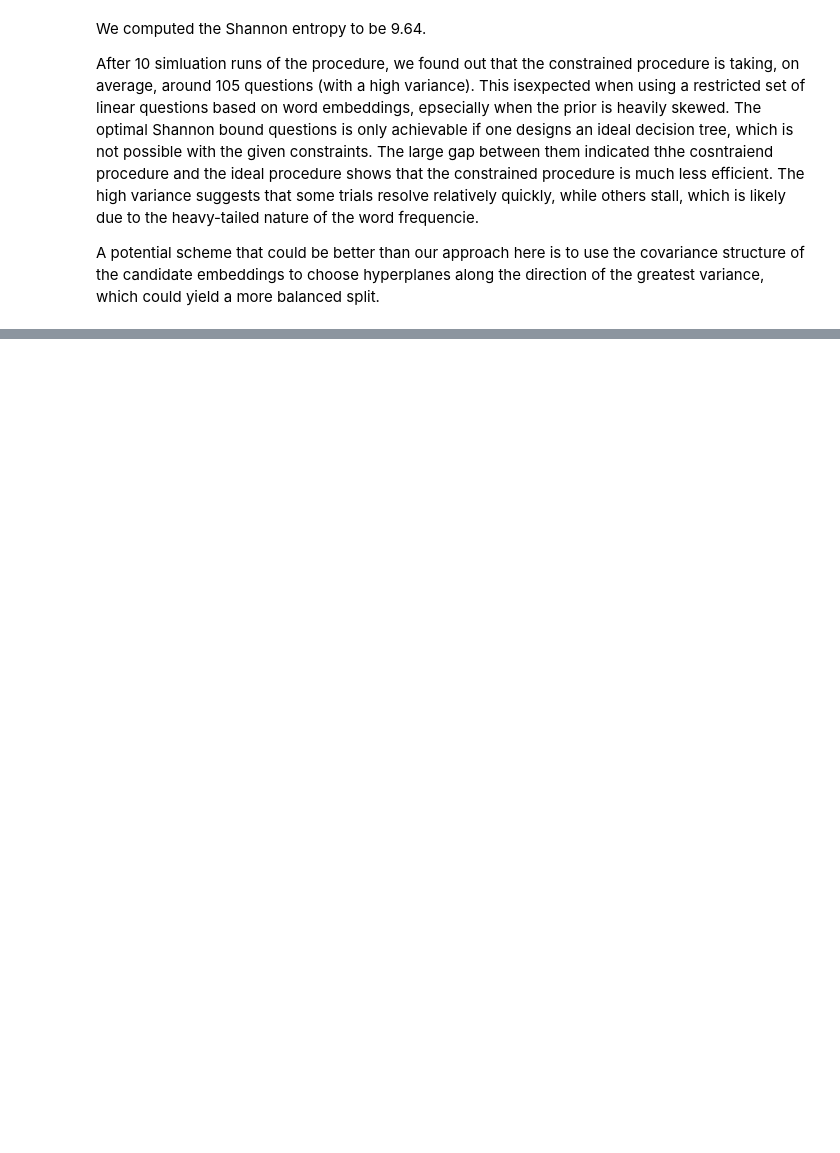
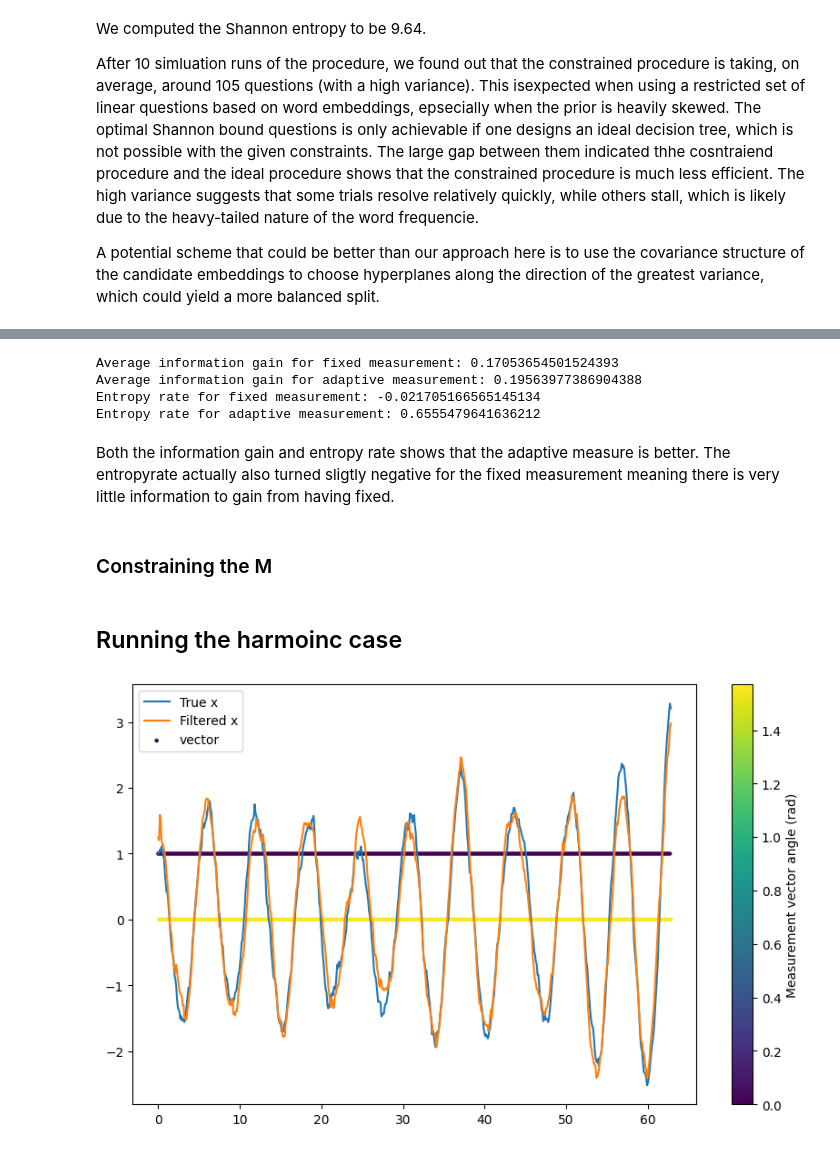
Before and after one commit to LarsMstangeland/ProjectMiniBayesian, a Jupyter notebook: notebooks/project.ipynb, the cells around one changed output, grey strips where cells are left out. Drawn from its saved outputs; the diff is of its cells as text; code cells hidden in the pictures; blank space fills up the shorter version.

```diff
--- a/notebooks/project.ipynb
+++ b/notebooks/project.ipynb
@@ -495,0 +1114,26 @@ A potential scheme that could be better than our approach here is to use the cov
+# %%
+#c) Calculate the entropy rate of the proxess.
+
+# Make first the differential entropy in the process noise distribution.
+
+#then calculate the log determinant of the jacobi matrix from each step. We take a average over that.
+Avarage_information_gain1 = np.mean(infogains1)
+Avarage_information_gain2 = np.mean(infogains2)
+
+EntropyRate1 = np.mean(EntropyRate1)
+EntropyRate2 = np.mean(EntropyRate2)
+
+print(f"Average information gain for fixed measurement: {Avarage_information_gain1}")
+print(f"Average information gain for adaptive measurement: {Avarage_information_gain2}")
+
+print(f"Entropy rate for fixed measurement: {EntropyRate1}")
+print(f"Entropy rate for adaptive measurement: {EntropyRate2}")
+# %% [output]
+Average information gain for fixed measurement: 0.17053654501524393
+Average information gain for adaptive measurement: 0.19563977386904388
+Entropy rate for fixed measurement: -0.021705166565145134
+Entropy rate for adaptive measurement: 0.6555479641636212
+# %% [markdown]
+Both the information gain and entropy rate shows that the adaptive measure is better. The entropyrate actually also turned sligtly negative for the fixed measurement meaning there is very little information to gain from having fixed.
+# %% [markdown]
+### Constraining the M
@@ -495,0 +1286,26 @@ A potential scheme that could be better than our approach here is to use the cov
+# %% [markdown]
+## Running the harmoinc case
+# %%
+#run the filters
+t_array, x_true, A, Q, R_val, measurement_noises, dt = generate_data(
+    periods=10, dt=0.1, omega=1.0,
+    Q_scale=0.05, R_val=0.5, seed=42
+    )
+
+states, measurements_vectors, P_est_array = run_kalman_max_m(x_true, A, Q, R_val, measurement_noises)
+#print the results for the first filter
+
+angles = np.arctan2(measurements_vectors[:, 1], measurements_vectors[:, 0])
+
+plt.figure(figsize=(10, 6))
+plt.plot(t_array, x_true[:, 0], label='True x')
+plt.plot(t_array, states[:, 0], label='Filtered x')
+
+# color the scatter plot
+sc1 = plt.scatter(t_array, measurements_vectors[:,0], c=angles, cmap='viridis', s=5, label='vector')
+plt.colorbar(sc1, label='Measurement vector angle (rad)')
+
+plt.legend()
+plt.show()
+# %% [output]
+[figure, added]
```
Also changed, not shown: parts of 42 cells of this notebook.
